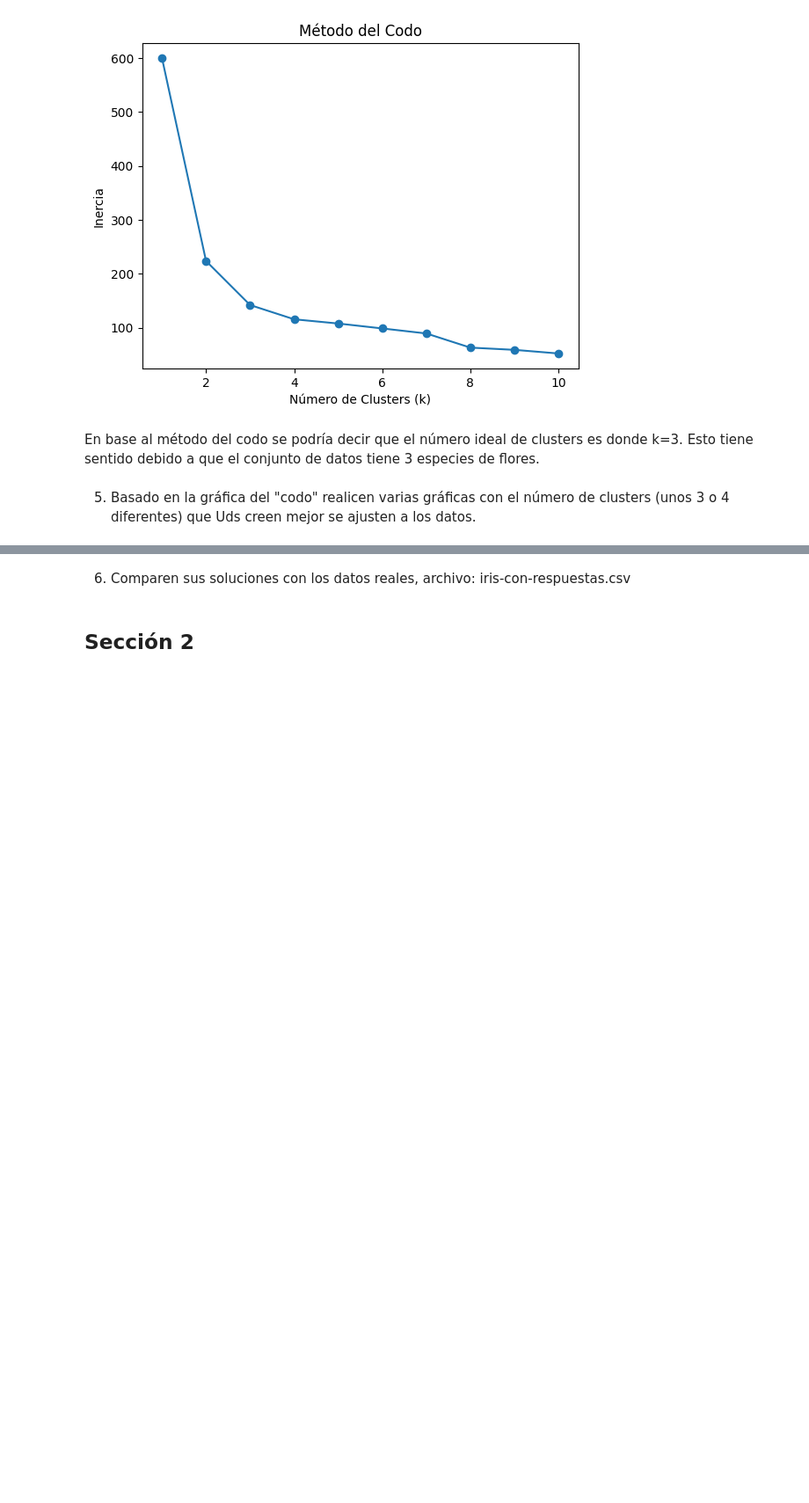
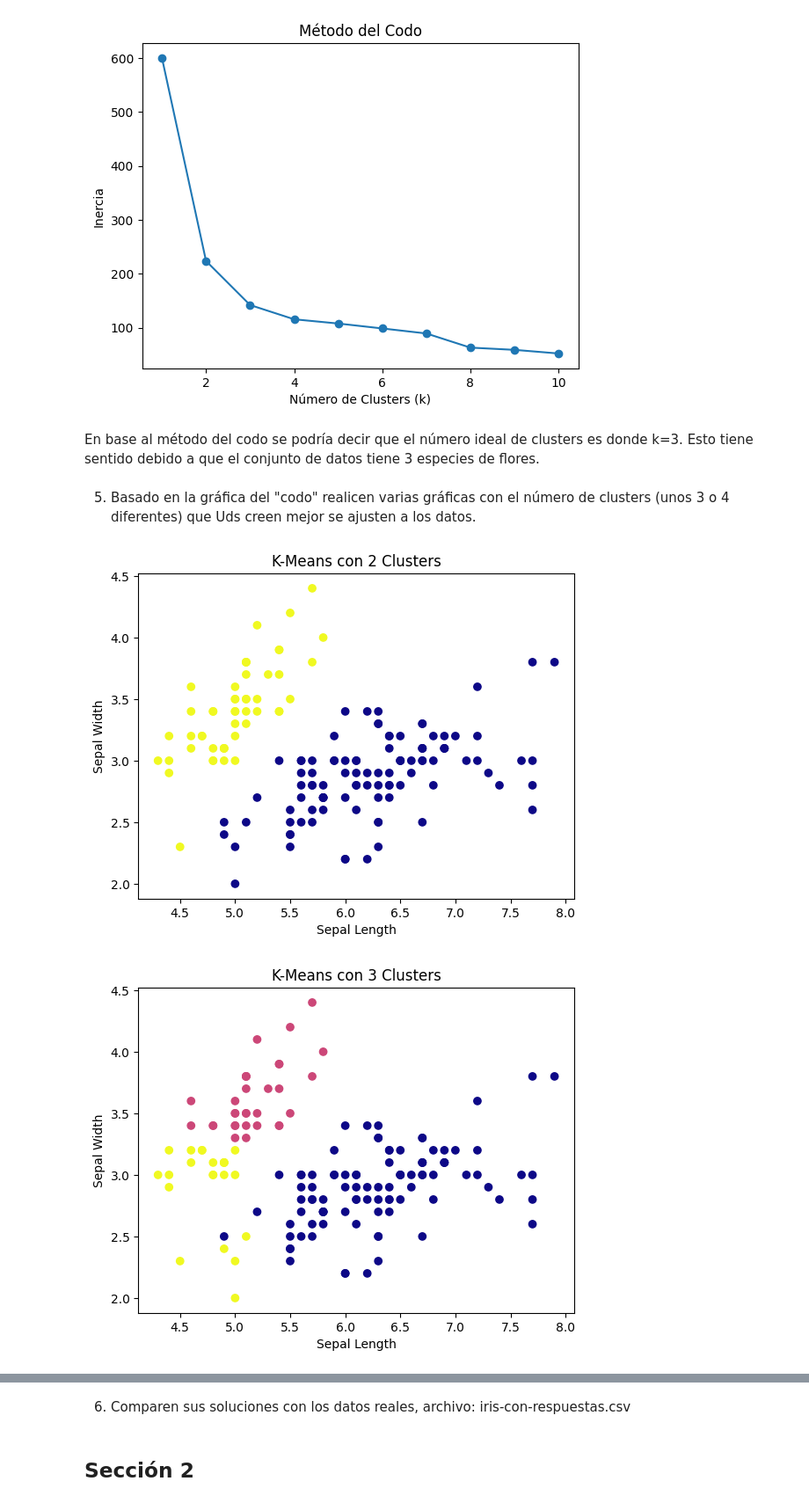
Before and after one commit to tsc221645/CC3074_HT2, a Jupyter notebook: analisis_ht2.ipynb, the cells around one changed output, grey strips where cells are left out. Shown at 88% size. Drawn from its saved outputs; the diff is of its cells as text; code cells hidden in the pictures; blank space fills up the shorter version.

```diff
--- a/analisis_ht2.ipynb
+++ b/analisis_ht2.ipynb
@@ -84,10 +84,13 @@ En base al método del codo se podría decir que el número ideal de clusters es
 # %%
 for k in [2, 3, 4, 5]:
     kmeans_final = KMeans(n_clusters=k, random_state=42)
-    df[f"cluster_k{k}"] = kmeans_final.fit_predict(df_scaled)
+    data[f"cluster_k{k}"] = kmeans_final.fit_predict(scaled_data)
 
-    plt.scatter(df["sepal_length"], df["sepal_width"], c=df[f"cluster_k{k}"], cmap="plasma")
+    plt.scatter(data["sepal_length"], data["sepal_width"], c=data[f"cluster_k{k}"], cmap="plasma")
     plt.xlabel("Sepal Length")
     plt.ylabel("Sepal Width")
     plt.title(f"K-Means con {k} Clusters")
     plt.show()
+# %% [output]
+[figure, added]
+[figure, added]
```
Also changed, not shown: parts of 1 cell of this notebook.
